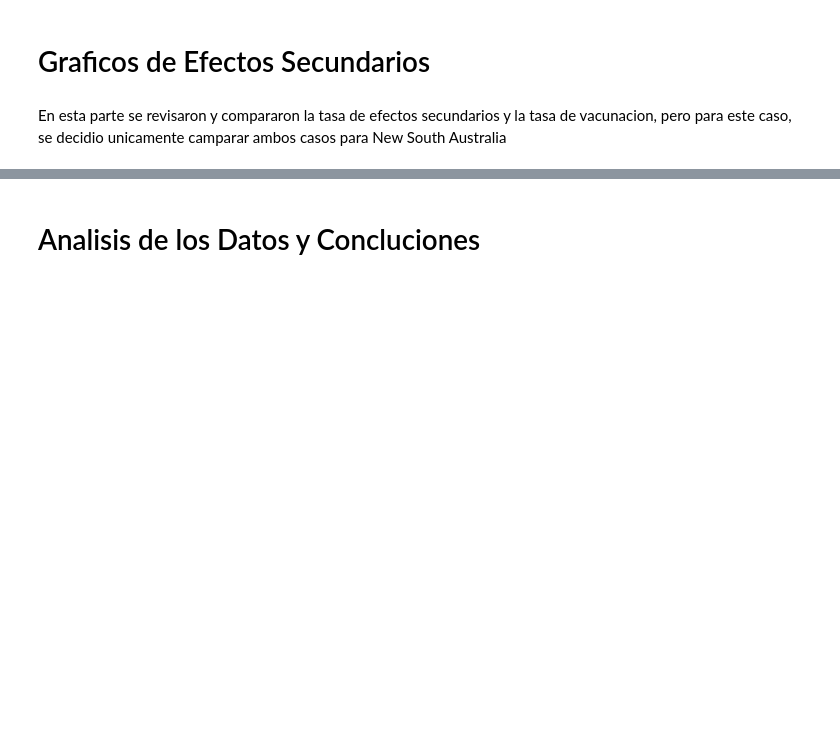
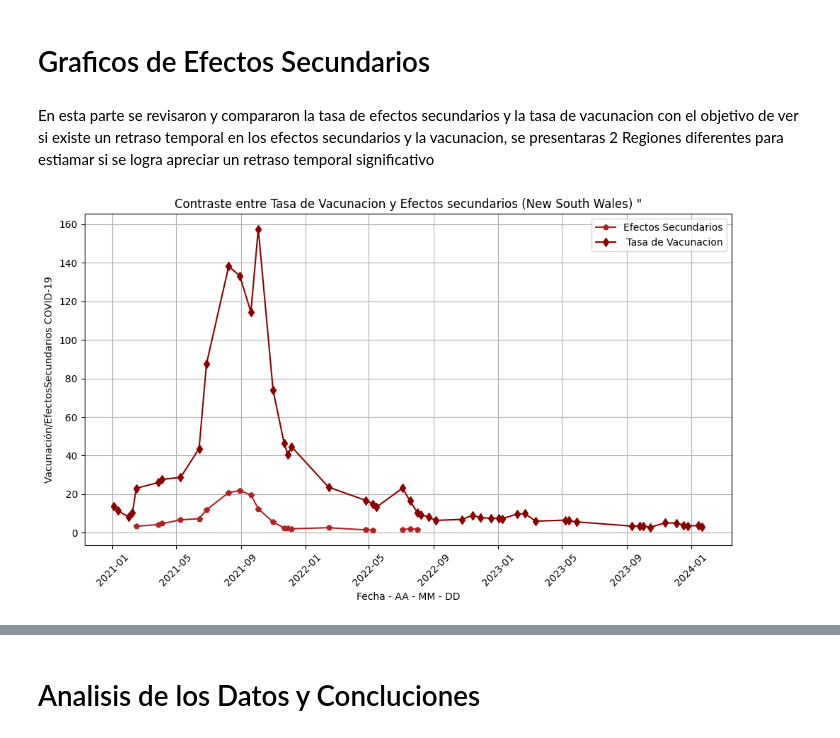
Before and after one commit to Laggssz/Solemne1MineriadeDatos, a Jupyter notebook: Informe_Mineria_de_Datos.ipynb, the cells around one changed output, grey strips where cells are left out. Saved outputs shown, nothing was run; the diff lists cells and outputs as text; code cells hidden in the pictures; blank space fills up the shorter version.

```diff
--- a/Informe_Mineria_de_Datos.ipynb
+++ b/Informe_Mineria_de_Datos.ipynb
@@ -123,4 +123,11 @@ display(Image(filename=imagen, width=ancho, height=alto))
 # %% [markdown]
 # Graficos de Efectos Secundarios
 # %% [markdown]
-En esta parte se revisaron y compararon la tasa de efectos secundarios y la tasa de vacunacion, pero para este caso, se decidio unicamente camparar ambos casos para New South Australia
+En esta parte se revisaron y compararon la tasa de efectos secundarios y la tasa de vacunacion con el objetivo de ver si existe un retraso temporal en los efectos secundarios y la vacunacion, se presentaras 2 Regiones diferentes para estiamar si se logra apreciar un retraso temporal significativo
+# %%
+imagen = 'Efectos Secundarios1.png'
+ancho = 700
+alto = 400
+display(Image(filename=imagen, width=ancho, height=alto))
+# %% [output]
+[figure, added]
```
Also changed, not shown: parts of 21 cells of this notebook.
